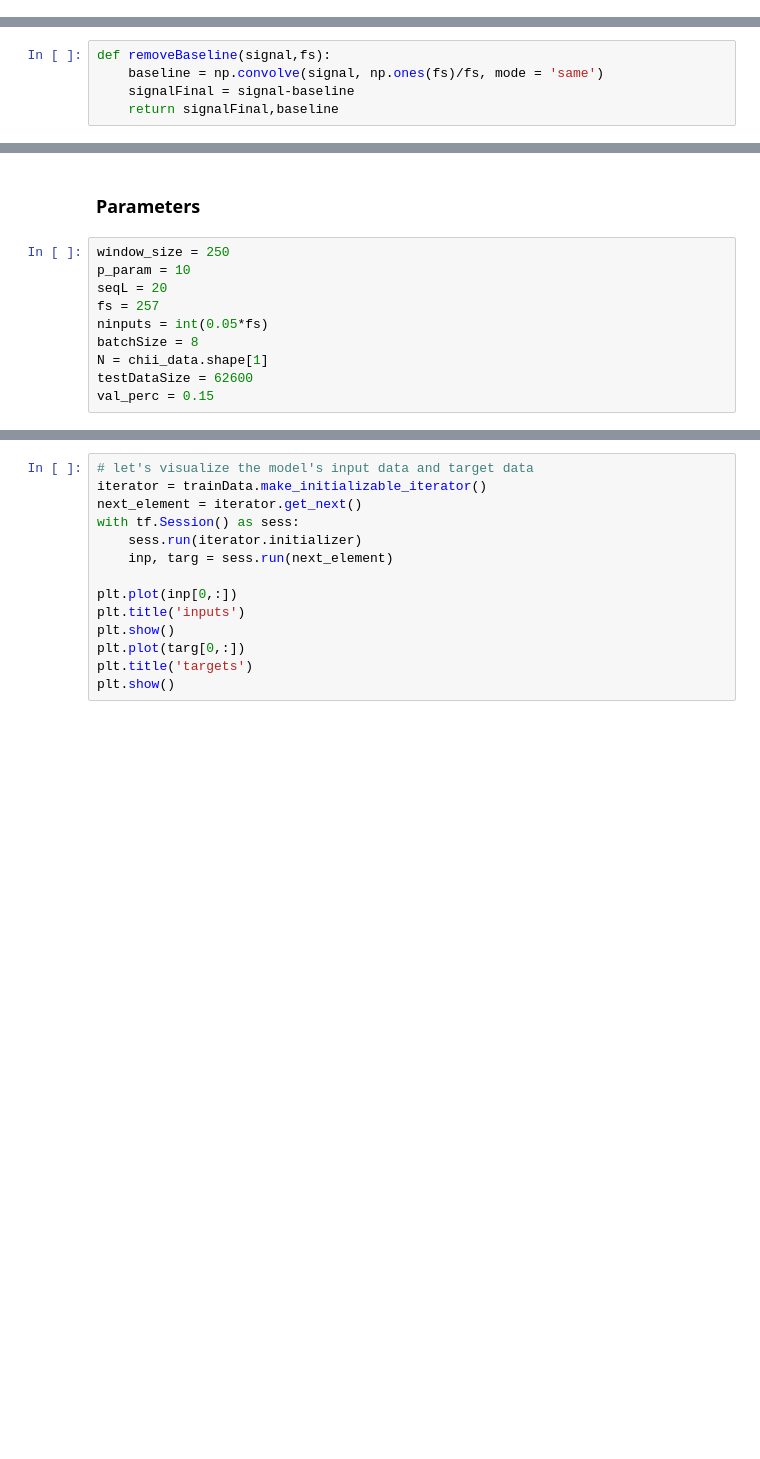
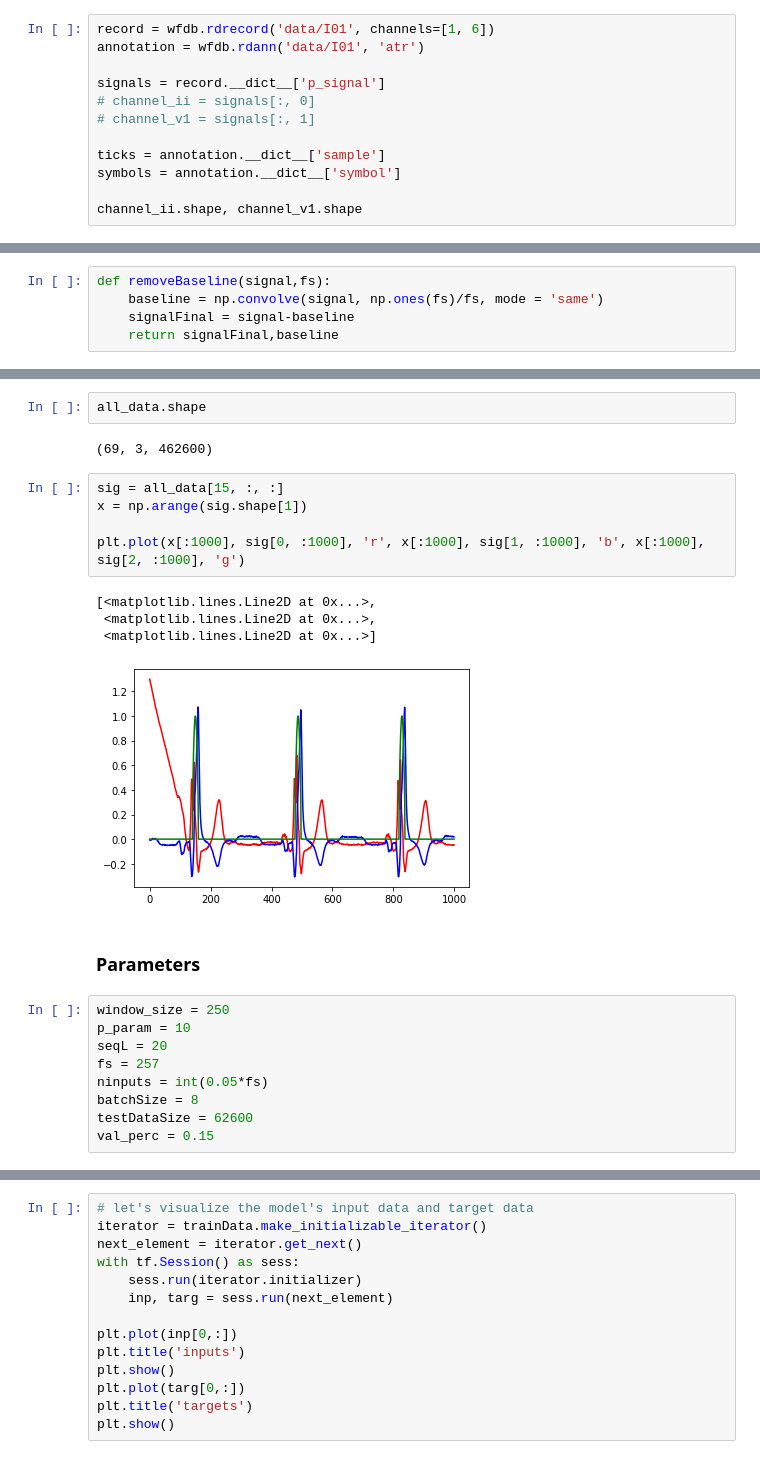
Before and after one commit to jells123/QRS-Detection, a Jupyter notebook: QRS-detectors.ipynb, the cells around one changed output, grey strips where cells are left out. Drawn from its saved outputs; the diff is of its cells as text; blank space fills up the shorter version.

```diff
--- a/QRS-detectors.ipynb
+++ b/QRS-detectors.ipynb
@@ -153,3 +107,15 @@ def selectFromSignal(signal, seqL, ninputs, numChan=2):
     inputs = inpOutSegment[0, :]
     target = inpOutSegment[1, :]
     return inputs, target
+# %%
+record = wfdb.rdrecord('data/I01', channels=[1, 6])
+annotation = wfdb.rdann('data/I01', 'atr')
+
+signals = record.__dict__['p_signal']
+# channel_ii = signals[:, 0]
+# channel_v1 = signals[:, 1]
+
+ticks = annotation.__dict__['sample']
+symbols = annotation.__dict__['symbol']
+
+channel_ii.shape, channel_v1.shape
@@ -163,3 +215,17 @@ def removeBaseline(signal,fs):
+# %%
+all_data.shape
+# %% [output]
+(69, 3, 462600)
+# %%
+sig = all_data[15, :, :]
+x = np.arange(sig.shape[1])
+
+plt.plot(x[:1000], sig[0, :1000], 'r', x[:1000], sig[1, :1000], 'b', x[:1000], sig[2, :1000], 'g')
+# %% [output]
+[<matplotlib.lines.Line2D at 0x...>,
+ <matplotlib.lines.Line2D at 0x...>,
+ <matplotlib.lines.Line2D at 0x...>]
+[figure, added]
 # %% [markdown]
 ### Parameters
 # %%
@@ -169,7 +235,6 @@ seqL = 20
 fs = 257
 ninputs = int(0.05*fs)
 batchSize = 8
-N = chii_data.shape[1]
 testDataSize = 62600
 val_perc = 0.15
 # %%
```
Also changed, not shown: parts of 12 cells of this notebook.
